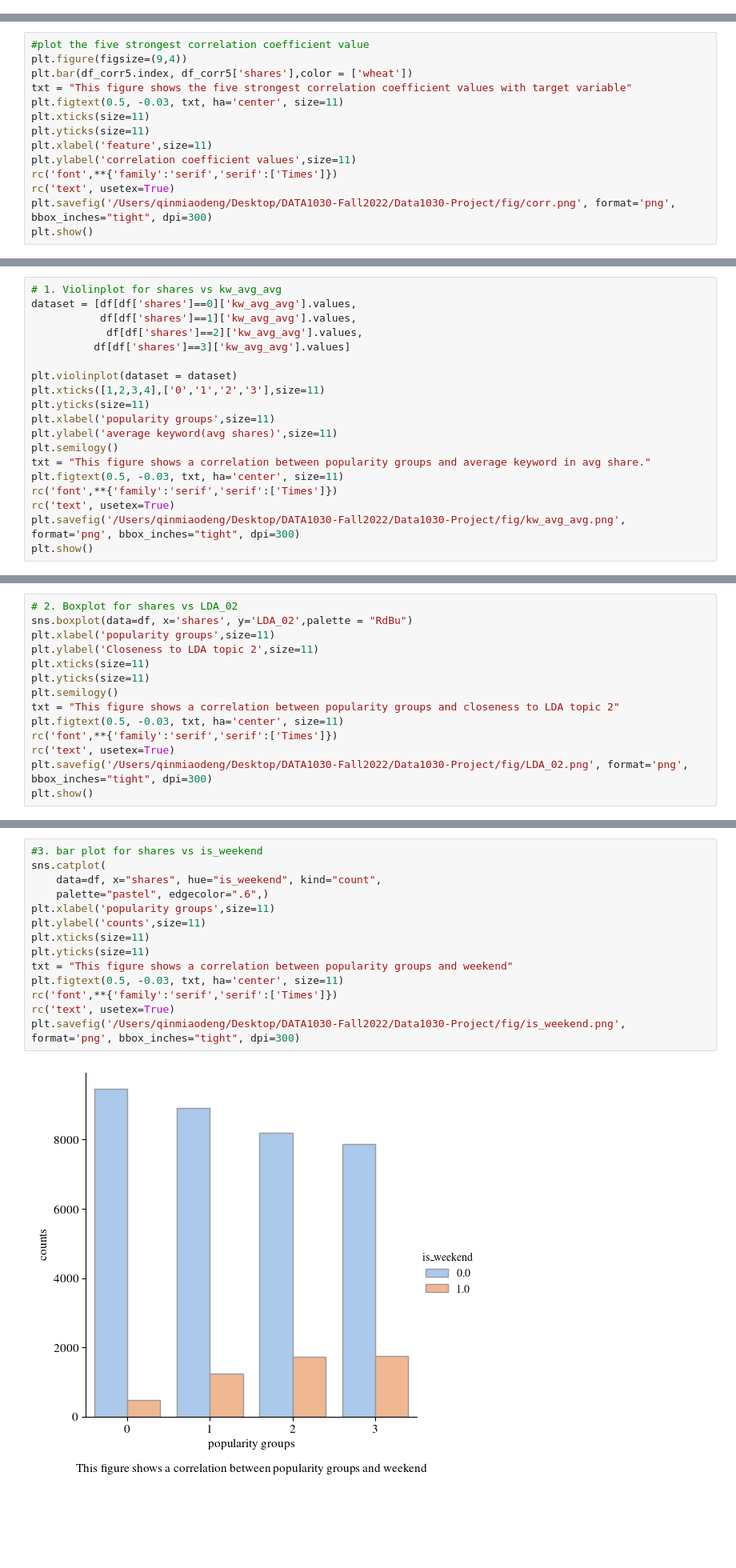
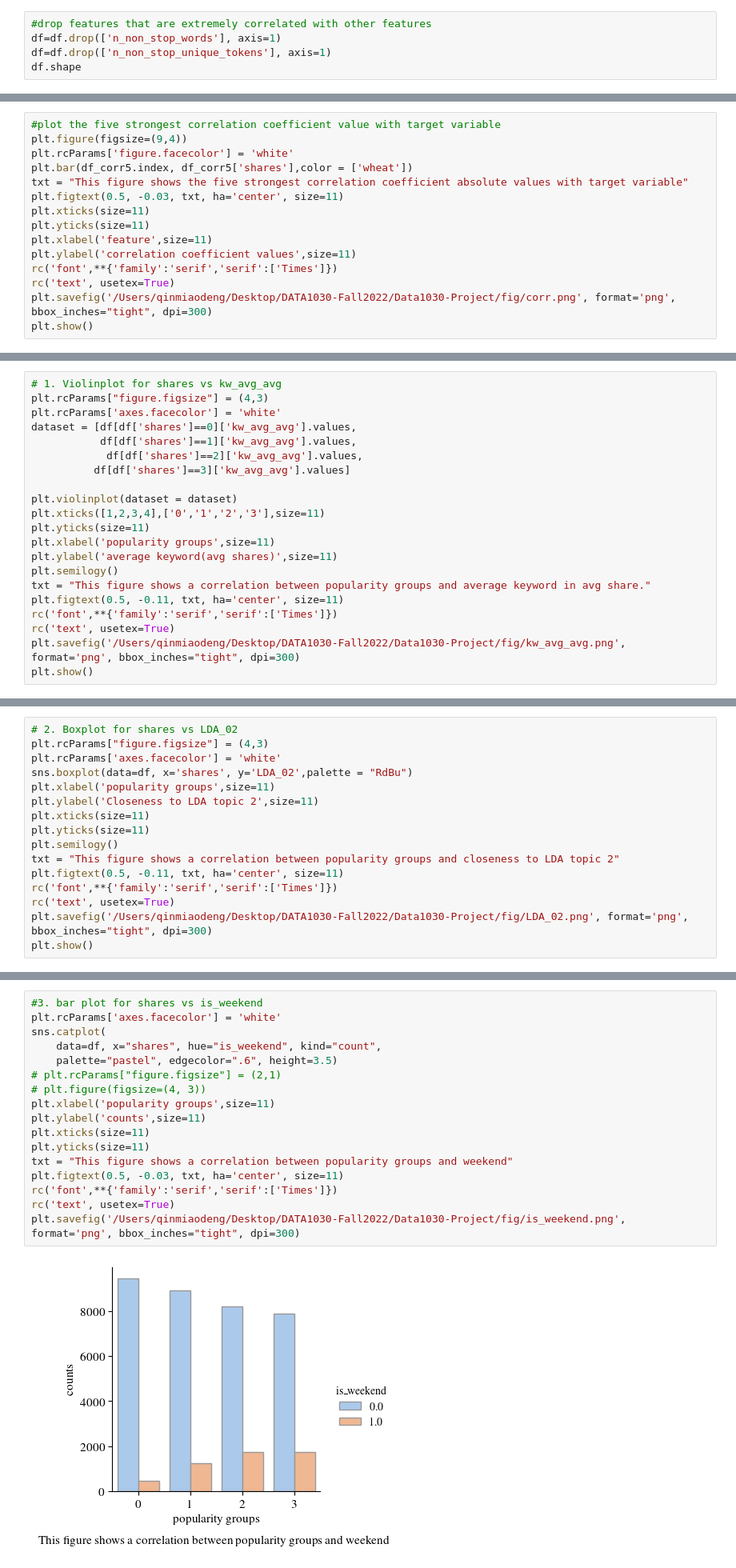
Before and after one commit to qmdeng/Machine-Learning-Project, a Jupyter notebook: src/Data1030 -- Project copy.ipynb, the cells around one changed output, grey strips where cells are left out. Shown at 80% size. Saved outputs shown, nothing was run; the diff lists cells and outputs as text; blank space fills up the shorter version.

```diff
--- a/src/Data1030 -- Project copy.ipynb
+++ b/src/Data1030 -- Project copy.ipynb
@@ -119,0 +155,5 @@ plt.savefig('/Users/qinmiaodeng/Desktop/DATA1030-Fall2022/Data1030-Project/fig/c
+# %%
+#drop features that are extremely correlated with other features
+df=df.drop(['n_non_stop_words'], axis=1)
+df=df.drop(['n_non_stop_unique_tokens'], axis=1)
+df.shape
@@ -133,10 +175,11 @@ df_corr5
 | is_weekend | 0.150927 |
 | data_channel_is_socmed | 0.114574 |
 # %%
-#plot the five strongest correlation coefficient value
+#plot the five strongest correlation coefficient value with target variable
 plt.figure(figsize=(9,4))
+plt.rcParams['figure.facecolor'] = 'white'
 plt.bar(df_corr5.index, df_corr5['shares'],color = ['wheat'])
-txt = "This figure shows the five strongest correlation coefficient values with target variable"
+txt = "This figure shows the five strongest correlation coefficient absolute values with target variable"
 plt.figtext(0.5, -0.03, txt, ha='center', size=11)
 plt.xticks(size=11)
 plt.yticks(size=11)
@@ -151,5 +194,7 @@ plt.show()
 # %%
 # 1. Violinplot for shares vs kw_avg_avg
+plt.rcParams["figure.figsize"] = (4,3)
+plt.rcParams['axes.facecolor'] = 'white'
 dataset = [df[df['shares']==0]['kw_avg_avg'].values,
            df[df['shares']==1]['kw_avg_avg'].values,
             df[df['shares']==2]['kw_avg_avg'].values,
@@ -162,7 +207,7 @@ plt.xlabel('popularity groups',size=11)
 plt.ylabel('average keyword(avg shares)',size=11)
 plt.semilogy()
 txt = "This figure shows a correlation between popularity groups and average keyword in avg share."
-plt.figtext(0.5, -0.03, txt, ha='center', size=11)
+plt.figtext(0.5, -0.11, txt, ha='center', size=11)
 rc('font',**{'family':'serif','serif':['Times']})
 rc('text', usetex=True)
 plt.savefig('/Users/qinmiaodeng/Desktop/DATA1030-Fall2022/Data1030-Project/fig/kw_avg_avg.png', format='png', bbox_inches="tight", dpi=300)
@@ -172,5 +217,7 @@ plt.show()
 # %%
 # 2. Boxplot for shares vs LDA_02
+plt.rcParams["figure.figsize"] = (4,3)
+plt.rcParams['axes.facecolor'] = 'white'
 sns.boxplot(data=df, x='shares', y='LDA_02',palette = "RdBu")
 plt.xlabel('popularity groups',size=11)
 plt.ylabel('Closeness to LDA topic 2',size=11)
@@ -178,7 +225,7 @@ plt.xticks(size=11)
 plt.yticks(size=11)
 plt.semilogy()
 txt = "This figure shows a correlation between popularity groups and closeness to LDA topic 2"
-plt.figtext(0.5, -0.03, txt, ha='center', size=11)
+plt.figtext(0.5, -0.11, txt, ha='center', size=11)
 rc('font',**{'family':'serif','serif':['Times']})
 rc('text', usetex=True)
 plt.savefig('/Users/qinmiaodeng/Desktop/DATA1030-Fall2022/Data1030-Project/fig/LDA_02.png', format='png', bbox_inches="tight", dpi=300)
@@ -188,18 +235,21 @@ plt.show()
 # %%
 #3. bar plot for shares vs is_weekend
+plt.rcParams['axes.facecolor'] = 'white'
 sns.catplot(
     data=df, x="shares", hue="is_weekend", kind="count",
-    palette="pastel", edgecolor=".6",)
+    palette="pastel", edgecolor=".6", height=3.5)
+# plt.rcParams["figure.figsize"] = (2,1)
+# plt.figure(figsize=(4, 3))
 plt.xlabel('popularity groups',size=11)
 plt.ylabel('counts',size=11)
 plt.xticks(size=11)
 plt.yticks(size=11)
 txt = "This figure shows a correlation between popularity groups and weekend"
 plt.figtext(0.5, -0.03, txt, ha='center', size=11)
 rc('font',**{'family':'serif','serif':['Times']})
 rc('text', usetex=True)
 plt.savefig('/Users/qinmiaodeng/Desktop/DATA1030-Fall2022/Data1030-Project/fig/is_weekend.png', format='png', bbox_inches="tight", dpi=300)
 # %% [output]
-[figure, old version]
+[figure, new version]
 # %%
 #4. bar plot for shares vs data_channel_is_world
```
Also changed, not shown: parts of 21 cells of this notebook, 14 other files.
